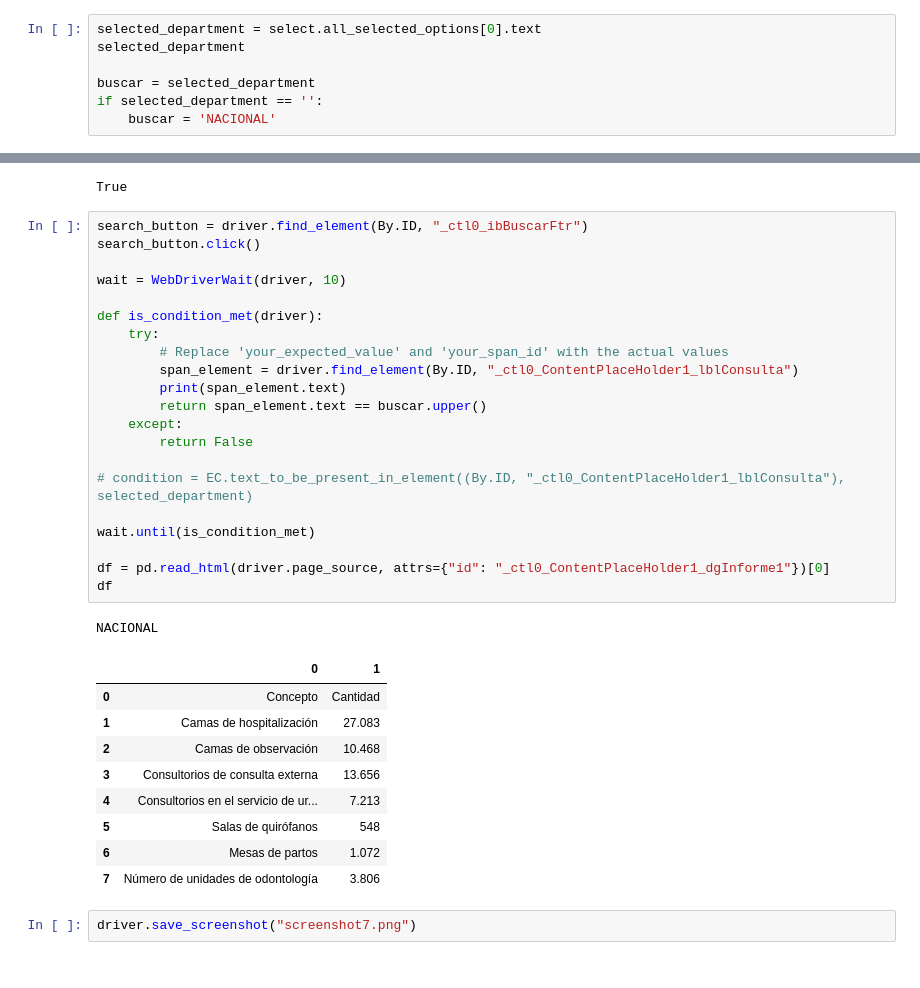
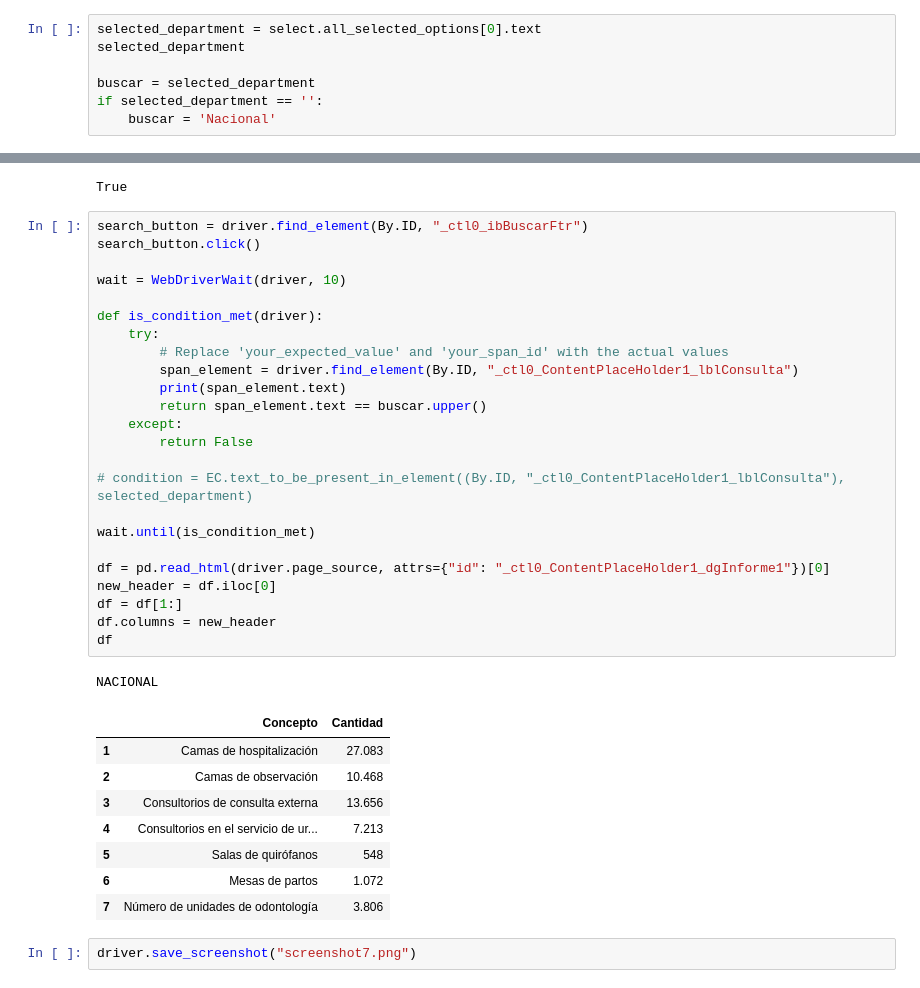
Before and after one commit to ProyectoDeGrado-2023-20/PG, a Jupyter notebook: WebScraping/Demo/scraper.ipynb, the cells around one changed output, grey strips where cells are left out. Drawn from its saved outputs; the diff is of its cells as text.

```diff
--- a/WebScraping/Demo/scraper.ipynb
+++ b/WebScraping/Demo/scraper.ipynb
@@ -139,7 +146,7 @@ selected_department
 
 buscar = selected_department
 if selected_department == '':
-    buscar = 'NACIONAL'
+    buscar = 'Nacional'
 # %%
 driver.save_screenshot("screenshot6.png")
 # %% [output]
@@ -147,28 +154,30 @@ True
 # %%
 search_button = driver.find_element(By.ID, "_ctl0_ibBuscarFtr")
 search_button.click()
 
 wait = WebDriverWait(driver, 10)
 
 def is_condition_met(driver):
     try:
         # Replace 'your_expected_value' and 'your_span_id' with the actual values
         span_element = driver.find_element(By.ID, "_ctl0_ContentPlaceHolder1_lblConsulta")
         print(span_element.text)
         return span_element.text == buscar.upper()
     except:
         return False
 
 # condition = EC.text_to_be_present_in_element((By.ID, "_ctl0_ContentPlaceHolder1_lblConsulta"), selected_department)
 
 wait.until(is_condition_met)
 
 df = pd.read_html(driver.page_source, attrs={"id": "_ctl0_ContentPlaceHolder1_dgInforme1"})[0]
+new_header = df.iloc[0]
+df = df[1:]
+df.columns = new_header
 df
 # %% [output]
 NACIONAL
-|  | 0 | 1 |
-| 0 | Concepto | Cantidad |
+|  | Concepto | Cantidad |
 | 1 | Camas de hospitalización | 27.083 |
 | 2 | Camas de observación | 10.468 |
 | 3 | Consultorios de consulta externa | 13.656 |
```
Also changed, not shown: parts of 5 cells of this notebook, 5 other files.
